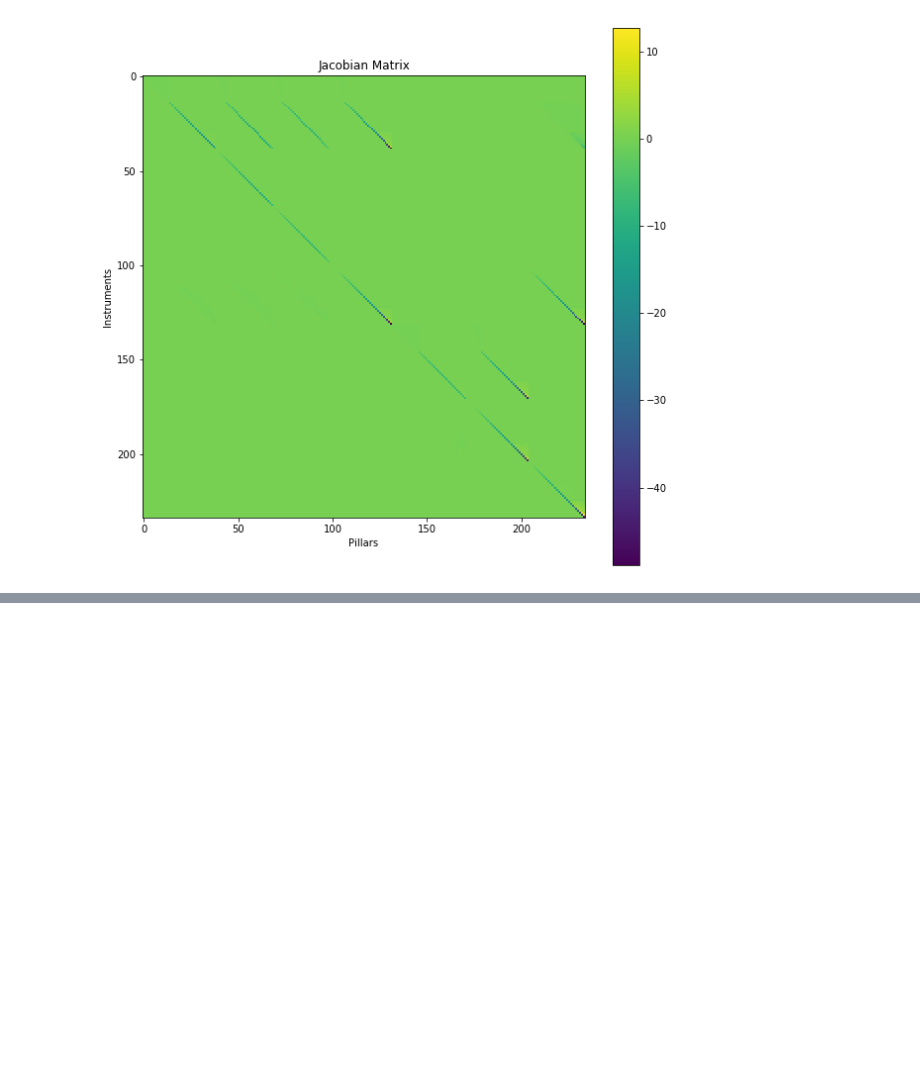
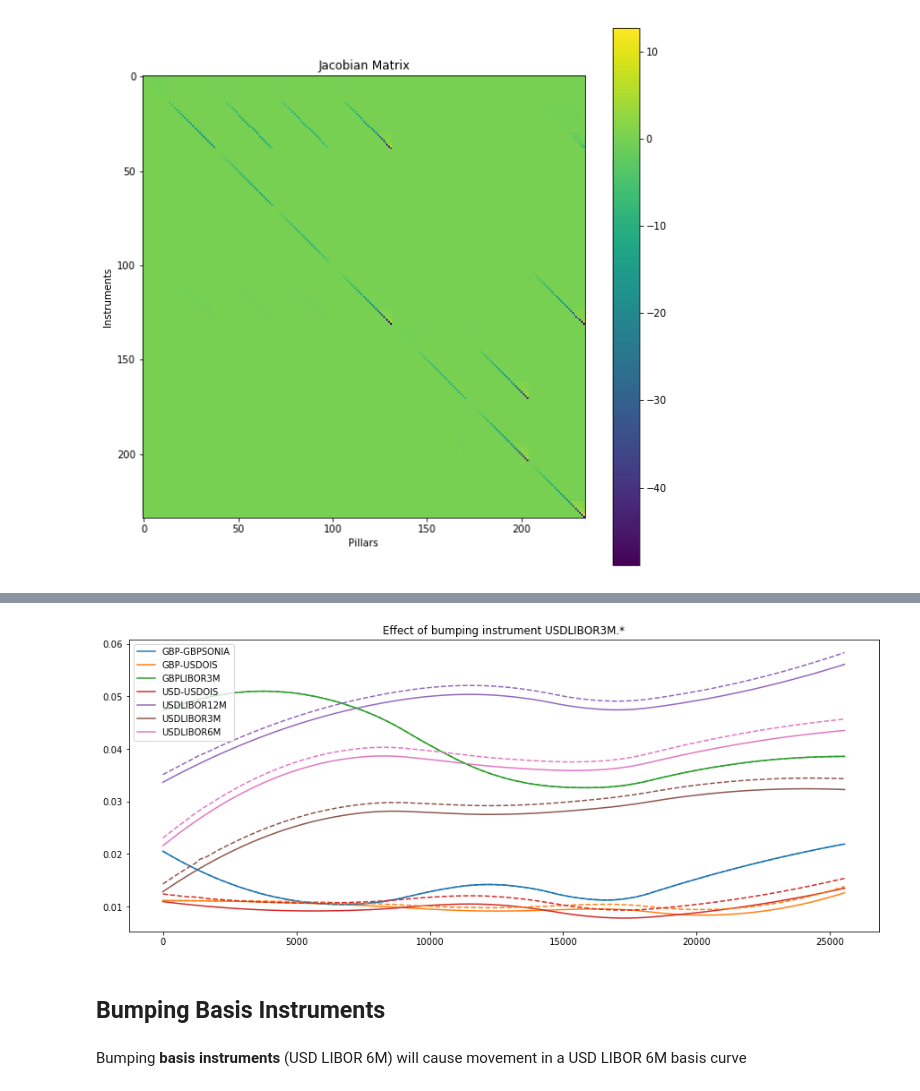
Before and after one commit to omartinsky/PYBOR, a Jupyter notebook: main.ipynb, the cells around one changed output, grey strips where cells are left out. Saved outputs shown, nothing was run; the diff lists cells and outputs as text; code cells hidden in the pictures; blank space fills up the shorter version.

```diff
--- a/main.ipynb
+++ b/main.ipynb
@@ -110,12 +116,10 @@ risk_calculator = RiskCalculator(curve_builder, build_output)
 # %%
 def visualise_bump(instrument_search_string, bumpsize):
-    figsize(15,6)
-    linestyle('solid')
-    build_output.output_curvemap.plot(), legend()
-
-    linestyle('dashed')
     instruments, bumpsize = risk_calculator.find_instruments(instrument_search_string), bumpsize
     curvemap_bump = risk_calculator.get_bumped_curvemap(instruments, bumpsize, BumpType.JACOBIAN_REBUILD)
-    curvemap_bump.plot()
 
-    title("Effect of bumping instrument %s" % instrument_search_string), show();
+    # Display:
+    figsize(15,6)
+    linestyle('solid'), build_output.output_curvemap.plot(), legend()
+    linestyle('dashed'), curvemap_bump.plot()
+    title("Effect of bumping instrument %s" % instrument_search_string)
@@ -131,0 +134,8 @@ visualise_bump('USDLIBOR6M', 15e-4)
+# %%
+visualise_bump('USDLIBOR3M.*', 15e-4)
+# %% [output]
+[figure, added]
+# %% [markdown]
+## Bumping Basis Instruments
+# %% [markdown]
+Bumping **basis instruments** (USD LIBOR 6M) will cause movement in a USD LIBOR 6M basis curve
```
Also changed, not shown: parts of 15 cells of this notebook, 2 other files.
